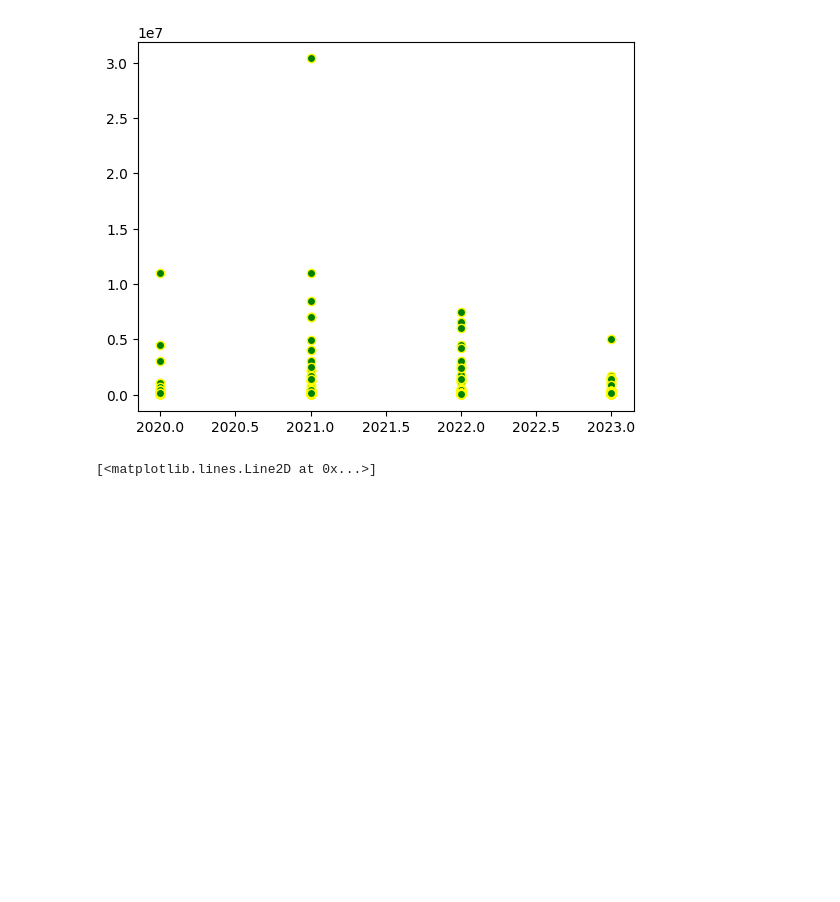
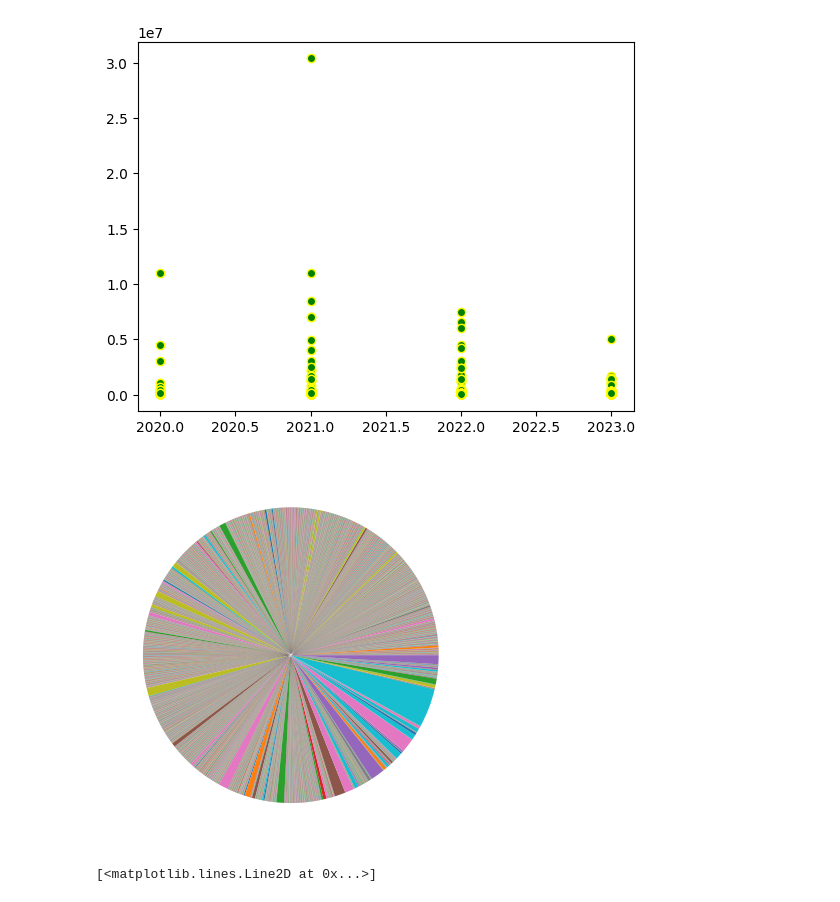
Before and after one commit to Srijana-Shetty/python_matplotlib_DataAnalytics, a Jupyter notebook: Python_Graphs_For_DA_Practice.ipynb, the cells around one changed output. Drawn from its saved outputs; the diff is of its cells as text; code cells hidden in the pictures; blank space fills up the shorter version.

```diff
--- a/Python_Graphs_For_DA_Practice.ipynb
+++ b/Python_Graphs_For_DA_Practice.ipynb
@@ -124,6 +124,11 @@ plt.scatter(x,y,color="green",edgecolors="yellow")
 # %% [output]
 <matplotlib.collections.PathCollection at 0x...>
 [figure]
+# %%
+plt.pie(y)
+plt.show()
+# %% [output]
+[figure, added]
 # %%
 plt.plot(x, y, marker='*', linestyle='--', color='red')
 # %% [output]
```
Also changed, not shown: parts of 17 cells of this notebook.
